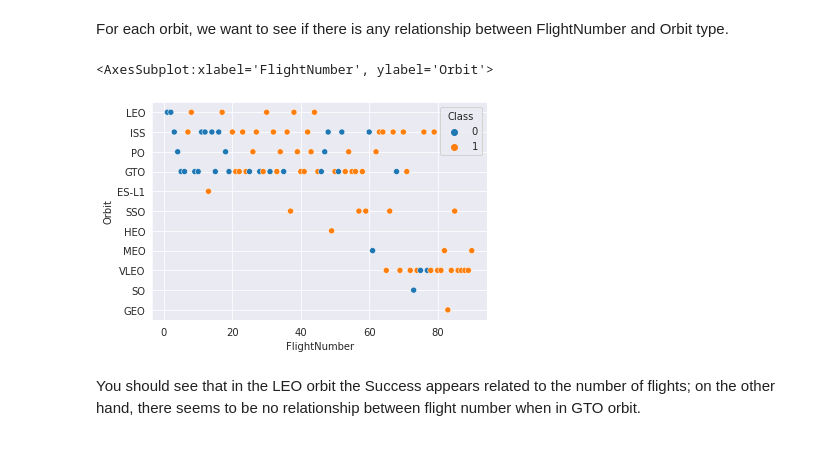
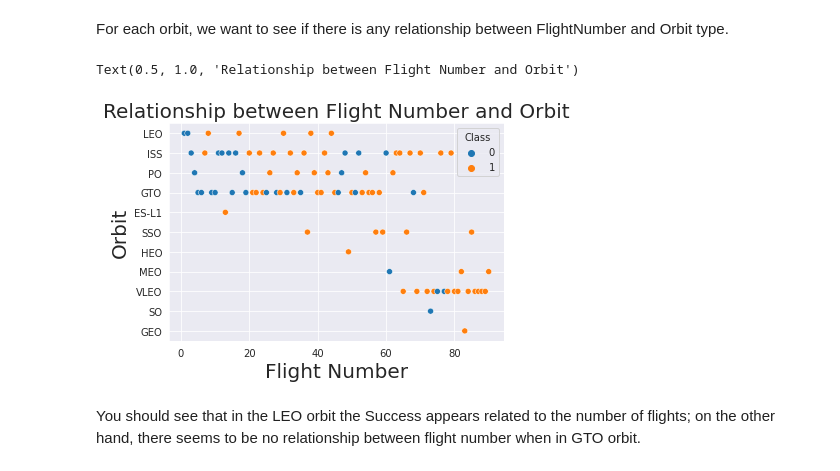
Before and after one commit to RimaHinn/CapstoneIBMDataScience, a Jupyter notebook: EDA_Visualization.ipynb, the cells around one changed output. Saved outputs shown, nothing was run; the diff lists cells and outputs as text; code cells hidden in the pictures.

```diff
--- a/EDA_Visualization.ipynb
+++ b/EDA_Visualization.ipynb
@@ -167,9 +169,12 @@ For each orbit, we want to see if there is any relationship between FlightNumber
 # %%
 # Plot a scatter point chart with x axis to be FlightNumber and y axis to be the Orbit, and hue to be the class value
 sns.scatterplot(x='FlightNumber', y='Orbit', hue='Class', data=df)
+plt.xlabel('Flight Number', fontsize=20)
+plt.ylabel('Orbit',fontsize=20)
+plt.title('Relationship between Flight Number and Orbit', fontsize=20)
 # %% [output]
-<AxesSubplot:xlabel='FlightNumber', ylabel='Orbit'>
+Text(0.5, 1.0, 'Relationship between Flight Number and Orbit')
-[figure, old version]
+[figure, new version]
 # %% [markdown]
 You should see that in the LEO orbit the Success appears related to the number of flights; on the other hand, there seems to be no relationship between flight number when in GTO orbit.
 # %% [markdown]
```
Also changed, not shown: parts of 6 cells of this notebook.
